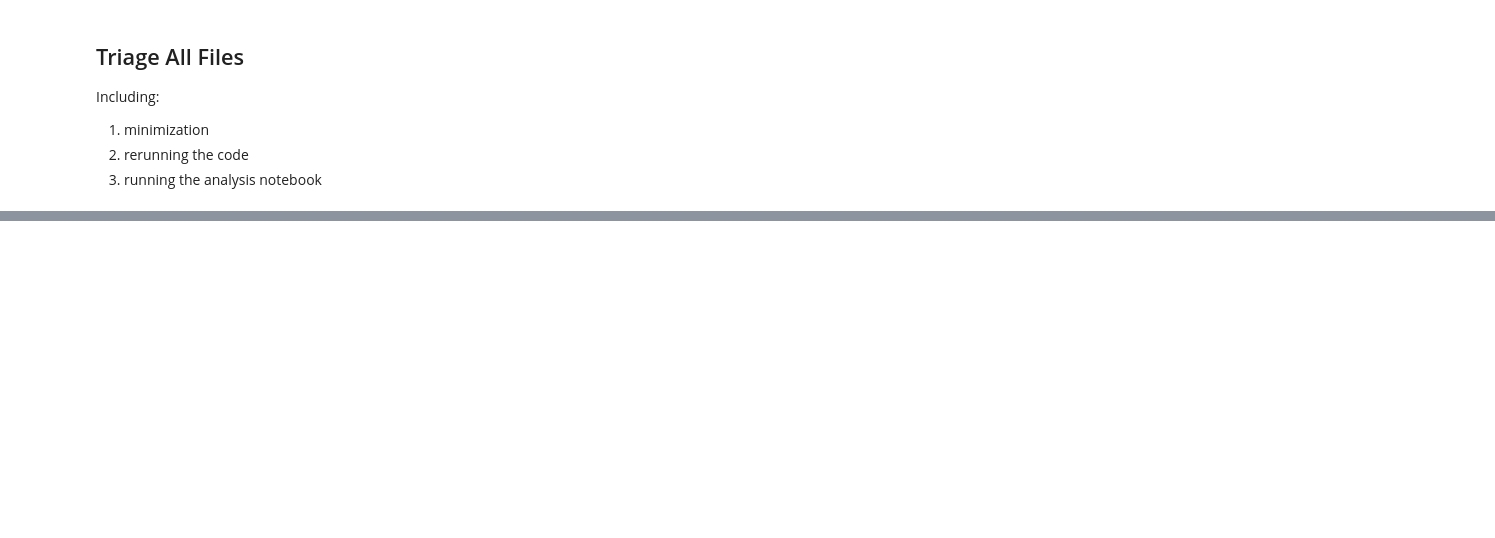
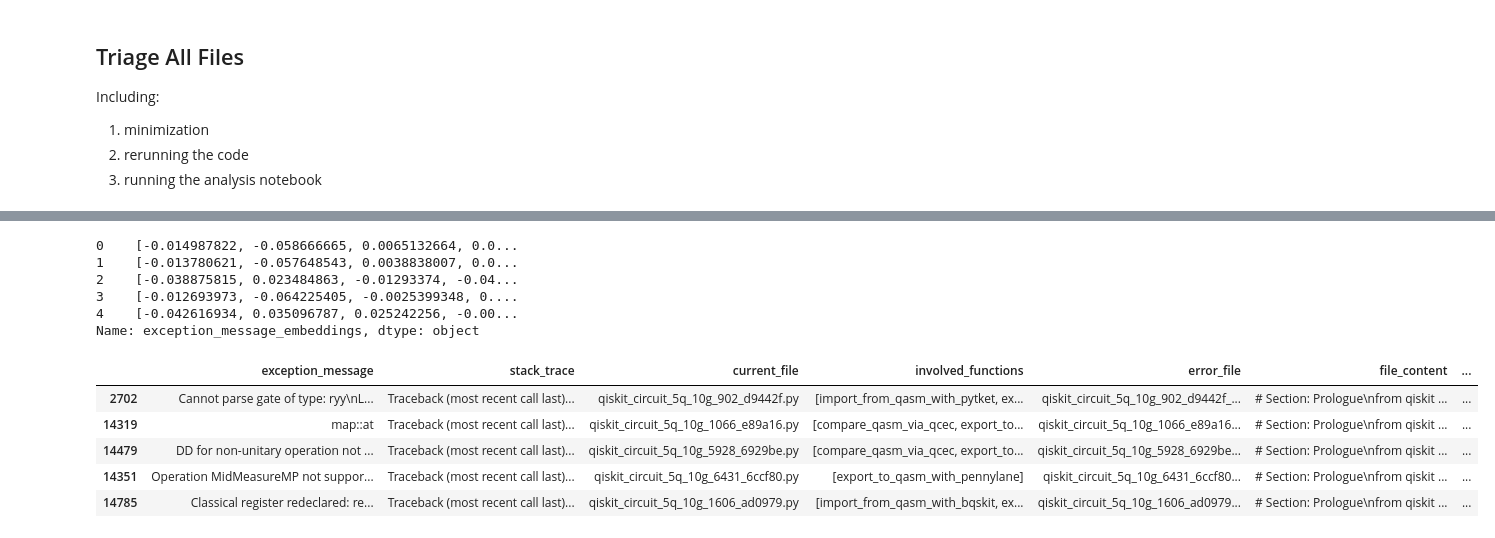
Before and after one commit to sola-st/qite-quantum-platform-testing, a Jupyter notebook: notebooks/004_003_Cluster_Error_Messages.ipynb, the cells around one changed output, grey strips where cells are left out. Drawn from its saved outputs; the diff is of its cells as text; code cells hidden in the pictures; blank space fills up the shorter version.

```diff
--- a/notebooks/004_003_Cluster_Error_Messages.ipynb
+++ b/notebooks/004_003_Cluster_Error_Messages.ipynb
@@ -425,0 +358,39 @@ Running minimization for ../program_bank/v007/2024_10_31__17_51__sample_errors/q
+# %%
+from datasets import Dataset, DatasetDict
+from transformers import AutoTokenizer, AutoModel
+import torch
+from sentence_transformers import SentenceTransformer
+
+# create a dataset from the error dataframe
+dataset = Dataset.from_pandas(df_errors)
+
+# inspect the dataset
+dataset
+
+# use deepseek-ai/DeepSeek-Coder-V2-Lite-Base
+# from datasets import Dataset
+# dataset = Dataset.from_dict({"a": [0, 1, 2]})
+# dataset.map(lambda batch: {"b": batch["a"] * 2}, batched=True)  # new column with 6 elements: [0, 1, 2, 0, 1, 2]
+# Load the tokenizer and model
+# EMBEDDING_MODEL = "TinyLlama/TinyLlama_v1.1_math_code"
+# EMBEDDING_MODEL = "all-MiniLM-L6-v2"
+EMBEDDING_MODEL = "multi-qa-mpnet-base-cos-v1"
+# EMBEDDING_MODEL = "deepseek-ai/DeepSeek-Coder-V2-Lite-Base"
+# Load a pretrained Sentence Transformer model
+model = SentenceTransformer(EMBEDDING_MODEL)
+
+# Calculate embeddings for the exception_message column
+df_errors['exception_message_embeddings'] = list(
+    model.encode(
+        df_errors['exception_message'].tolist(),
+        batch_size=32, show_progress_bar=True))
+
+# Inspect the embeddings
+df_errors['exception_message_embeddings'].head()
+# %% [output]
+0    [-0.014987822, -0.058666665, 0.0065132664, 0.0...
+1    [-0.013780621, -0.057648543, 0.0038838007, 0.0...
+2    [-0.038875815, 0.023484863, -0.01293374, -0.04...
+3    [-0.012693973, -0.064225405, -0.0025399348, 0....
+4    [-0.042616934, 0.035096787, 0.025242256, -0.00...
+Name: exception_message_embeddings, dtype: object
@@ -425,0 +399,22 @@ Running minimization for ../program_bank/v007/2024_10_31__17_51__sample_errors/q
+# %%
+import fpsample
+import numpy as np
+
+# Extract the embeddings from the dataframe
+embeddings = np.array(df_errors['exception_message_embeddings'].tolist())
+
+# Sample 1024 points using various FPS methods
+
+# # Vanilla FPS
+fps_samples_idx = fpsample.fps_sampling(embeddings, 1024)
+
+# Get the sampled data
+sampled_data = df_errors.iloc[fps_samples_idx]
+sampled_data.head()
+# %% [output]
+|  | exception_message | stack_trace | current_file | involved_functions | error_file | file_content | ... |
+| 2702 | Cannot parse gate of type: ryy\nL... | Traceback (most recent call last)... | qiskit_circuit_5q_10g_902_d9442f.py | [import_from_qasm_with_pytket, ex... | qiskit_circuit_5q_10g_902_d9442f_... | # Section: Prologue\nfrom qiskit ... | ... |
+| 14319 | map::at | Traceback (most recent call last)... | qiskit_circuit_5q_10g_1066_e89a16.py | [compare_qasm_via_qcec, export_to... | qiskit_circuit_5q_10g_1066_e89a16... | # Section: Prologue\nfrom qiskit ... | ... |
+| 14479 | DD for non-unitary operation not ... | Traceback (most recent call last)... | qiskit_circuit_5q_10g_5928_6929be.py | [compare_qasm_via_qcec, export_to... | qiskit_circuit_5q_10g_5928_6929be... | # Section: Prologue\nfrom qiskit ... | ... |
+| 14351 | Operation MidMeasureMP not suppor... | Traceback (most recent call last)... | qiskit_circuit_5q_10g_6431_6ccf80.py | [export_to_qasm_with_pennylane] | qiskit_circuit_5q_10g_6431_6ccf80... | # Section: Prologue\nfrom qiskit ... | ... |
+| 14785 | Classical register redeclared: re... | Traceback (most recent call last)... | qiskit_circuit_5q_10g_1606_ad0979.py | [import_from_qasm_with_bqskit, ex... | qiskit_circuit_5q_10g_1606_ad0979... | # Section: Prologue\nfrom qiskit ... | ... |
```
Also changed, not shown: parts of 20 cells of this notebook, 1 other file.
